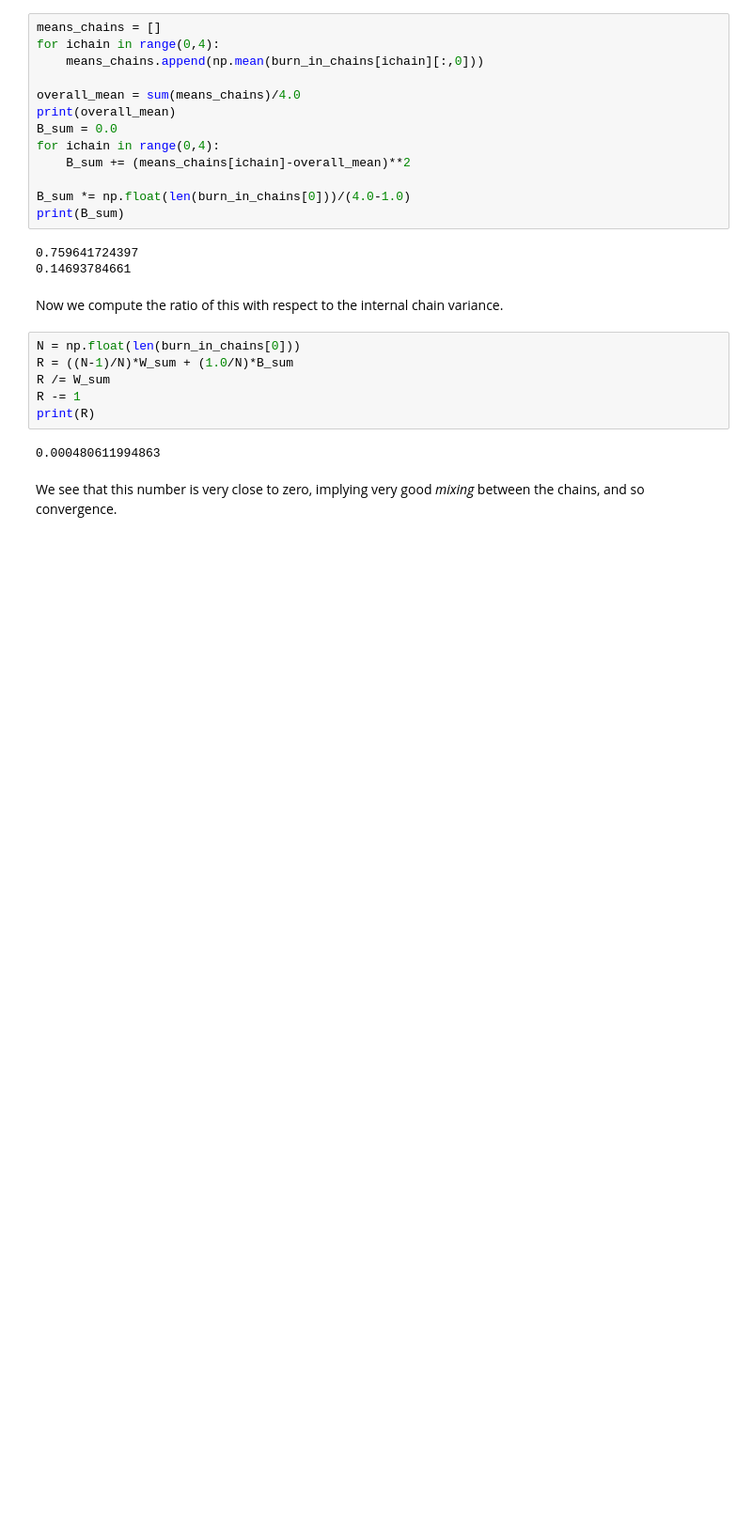
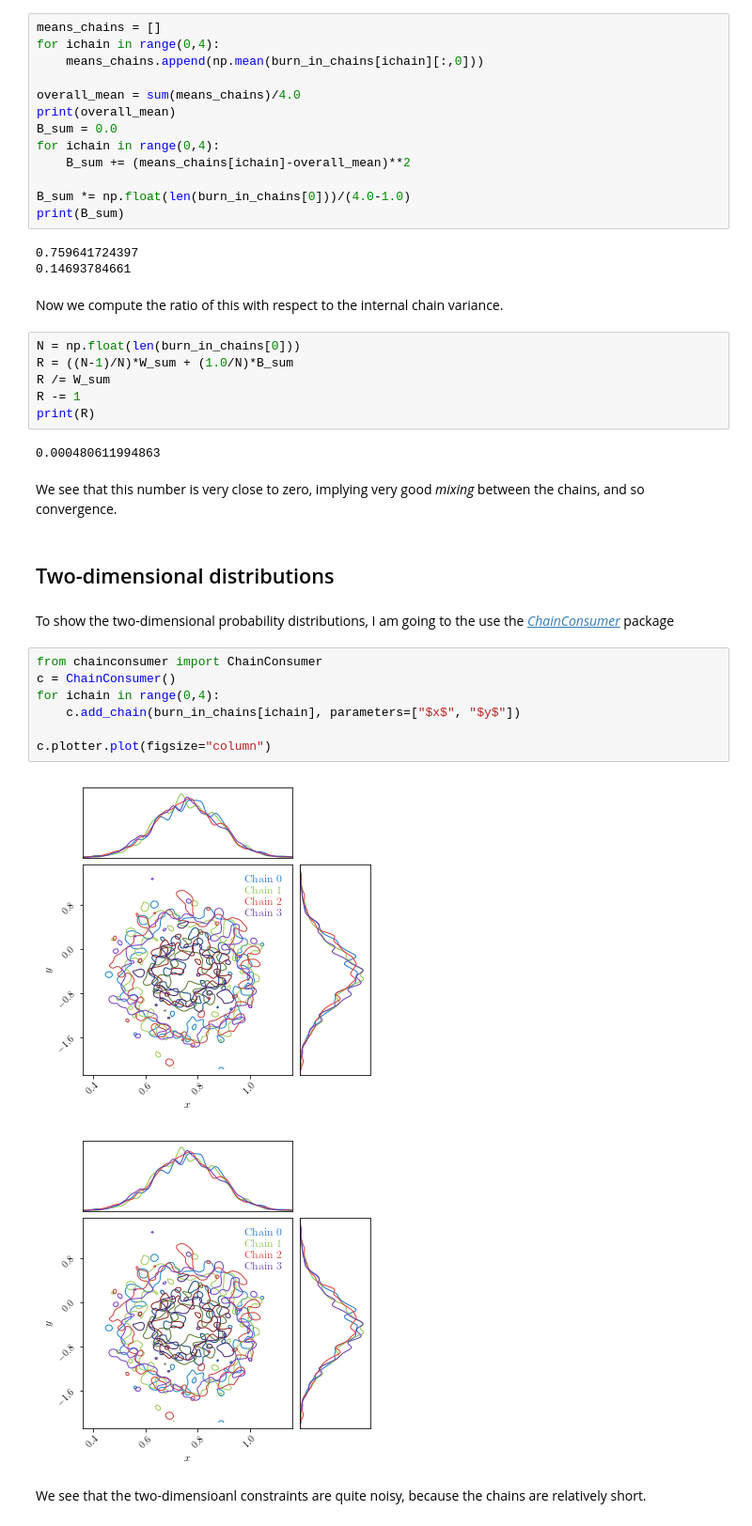
Before and after one commit to dparkins/MCMC-chain-analysis, a Jupyter notebook: MCMC_chain_analysis.ipynb, the cells around one changed output. Shown: that part at 94% size. Saved outputs shown, nothing was run; the diff lists cells and outputs as text; blank space fills up the shorter version.

```diff
--- a/MCMC_chain_analysis.ipynb
+++ b/MCMC_chain_analysis.ipynb
@@ -310,3 +310,19 @@ print(R)
 0.000480611994863
 # %% [markdown]
 We see that this number is very close to zero, implying very good _mixing_ between the chains, and so convergence.
+# %% [markdown]
+## Two-dimensional distributions
+# %% [markdown]
+To show the two-dimensional probability distributions, I am going to the use the _[ChainConsumer](https://samreay.github.io/ChainConsumer/)_ package
+# %%
+from chainconsumer import ChainConsumer
+c = ChainConsumer()
+for ichain in range(0,4):
+    c.add_chain(burn_in_chains[ichain], parameters=["$x$", "$y$"])
+
+c.plotter.plot(figsize="column")
+# %% [output]
+[figure, added]
+[figure, added]
+# %% [markdown]
+We see that the two-dimensioanl constraints are quite noisy, because the chains are relatively short.
```
